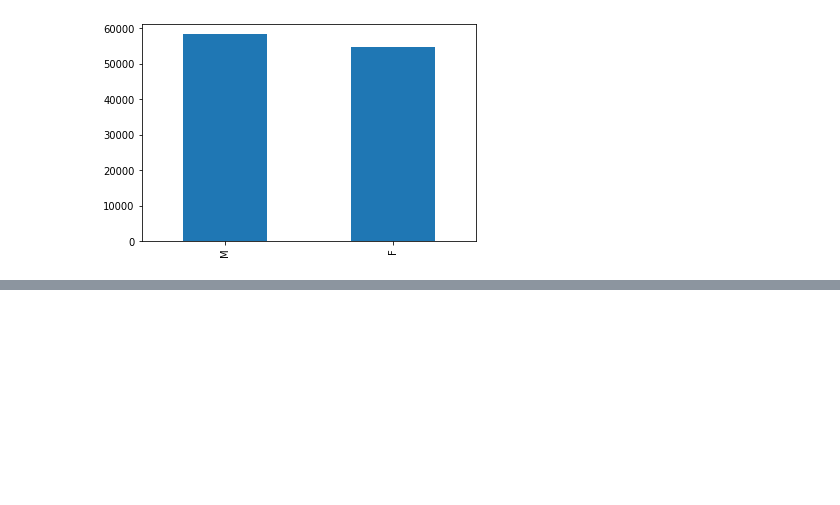
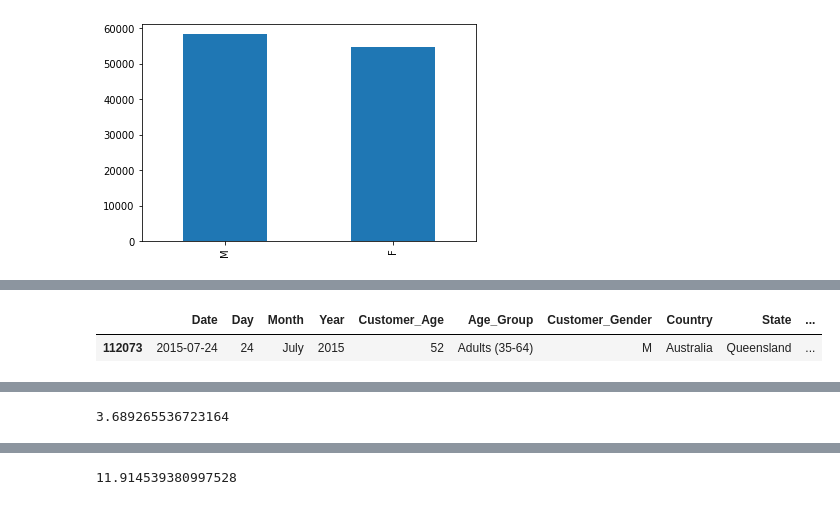
Before and after one commit to dlokesh16/Data-Analysis-with-Python-freeCodeCamp, a Jupyter notebook: Exercises_1.ipynb, the cells around one changed output, grey strips where cells are left out. Drawn from its saved outputs; the diff is of its cells as text; code cells hidden in the pictures; blank space fills up the shorter version.

```diff
--- a/Exercises_1.ipynb
+++ b/Exercises_1.ipynb
@@ -477,6 +520,15 @@ sales.loc[cond]
+# %%
+# your code goes here
+sales.loc[(sales['Revenue'] == sales['Revenue'].max())] #or -> sales.sort_values(['Revenue'], ascending=False).head(1)
+# %% [output]
+|  | Date | Day | Month | Year | Customer_Age | Age_Group | Customer_Gender | Country | State | ... |
+| 112073 | 2015-07-24 | 24 | July | 2015 | 52 | Adults (35-64) | M | Australia | Queensland | ... |
 # %% [markdown]
 ![green-divider](https://user-images.githubusercontent.com/7065401/52071924-c003ad80-2562-11e9-8297-1c6595f8a7ff.png)
 
 ### What is the mean `Order_Quantity` of orders with more than 10K in revenue?
 # %%
 # your code goes here
+sales.loc[(sales['Revenue'] >= 10000, 'Order_Quantity')].mean()
+# %% [output]
+3.689265536723164
@@ -490,3 +538,6 @@ sales.loc[cond, 'Order_Quantity'].mean()
 ### What is the mean `Order_Quantity` of orders with less than 10K in revenue?
 # %%
 # your code goes here
+sales.loc[(sales['Revenue'] <= 10000, 'Order_Quantity')].mean()
+# %% [output]
+11.914539380997528
```
Also changed, not shown: parts of 63 cells of this notebook.
